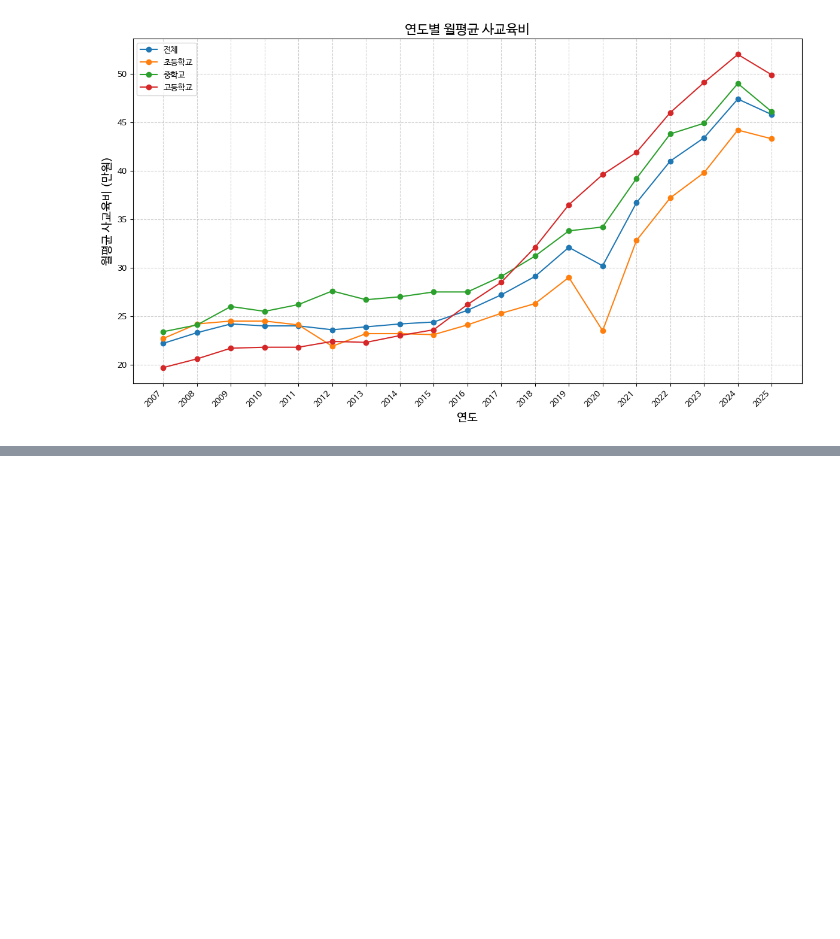
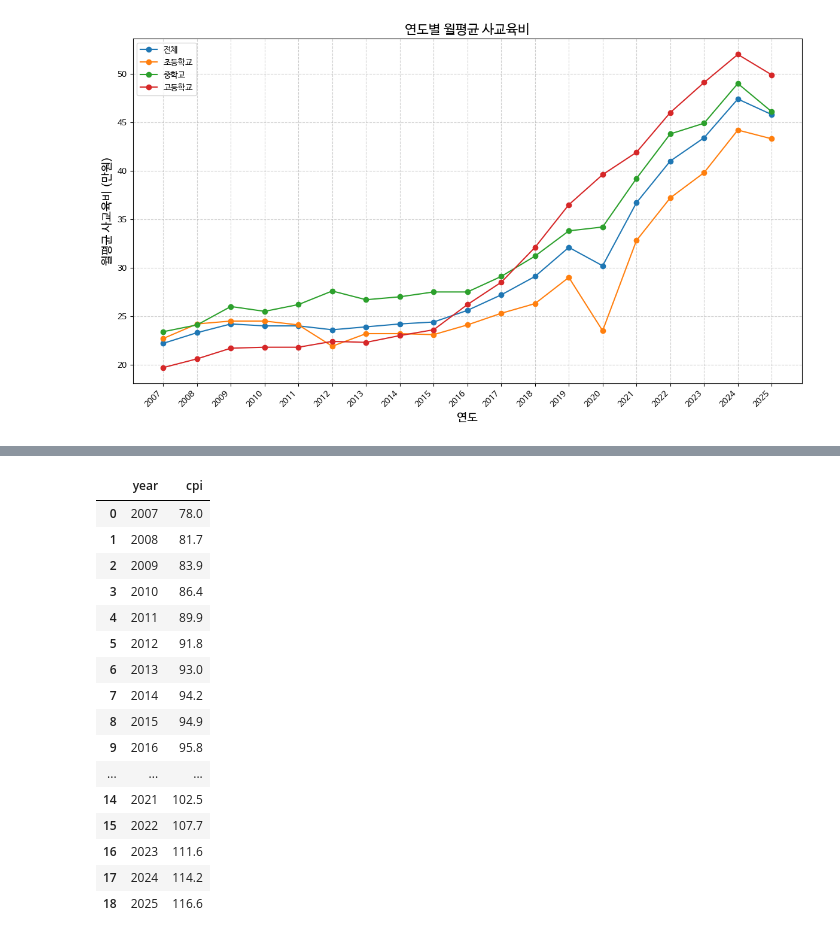
Before and after one commit to sechan-design/2026-data-science-and-machine-learning, a Jupyter notebook: 학급_특색_데이터_해석_그래프_살펴보기.ipynb, the cells around one changed output, grey strips where cells are left out. Saved outputs shown, nothing was run; the diff lists cells and outputs as text; code cells hidden in the pictures; blank space fills up the shorter version.

```diff
--- a/학급_특색_데이터_해석_그래프_살펴보기.ipynb
+++ b/학급_특색_데이터_해석_그래프_살펴보기.ipynb
@@ -125,0 +166,22 @@ plt.show()
+# %%
+csv_file = '소비자물가지수.csv'
+cpi = pd.read_csv(csv_file, encoding ='cp949')
+cpi
+# %% [output]
+|  | year | cpi |
+| 0 | 2007 | 78.0 |
+| 1 | 2008 | 81.7 |
+| 2 | 2009 | 83.9 |
+| 3 | 2010 | 86.4 |
+| 4 | 2011 | 89.9 |
+| 5 | 2012 | 91.8 |
+| 6 | 2013 | 93.0 |
+| 7 | 2014 | 94.2 |
+| 8 | 2015 | 94.9 |
+| 9 | 2016 | 95.8 |
+| ... | ... | ... |
+| 14 | 2021 | 102.5 |
+| 15 | 2022 | 107.7 |
+| 16 | 2023 | 111.6 |
+| 17 | 2024 | 114.2 |
+| 18 | 2025 | 116.6 |
```
Also changed, not shown: parts of 8 cells of this notebook.
